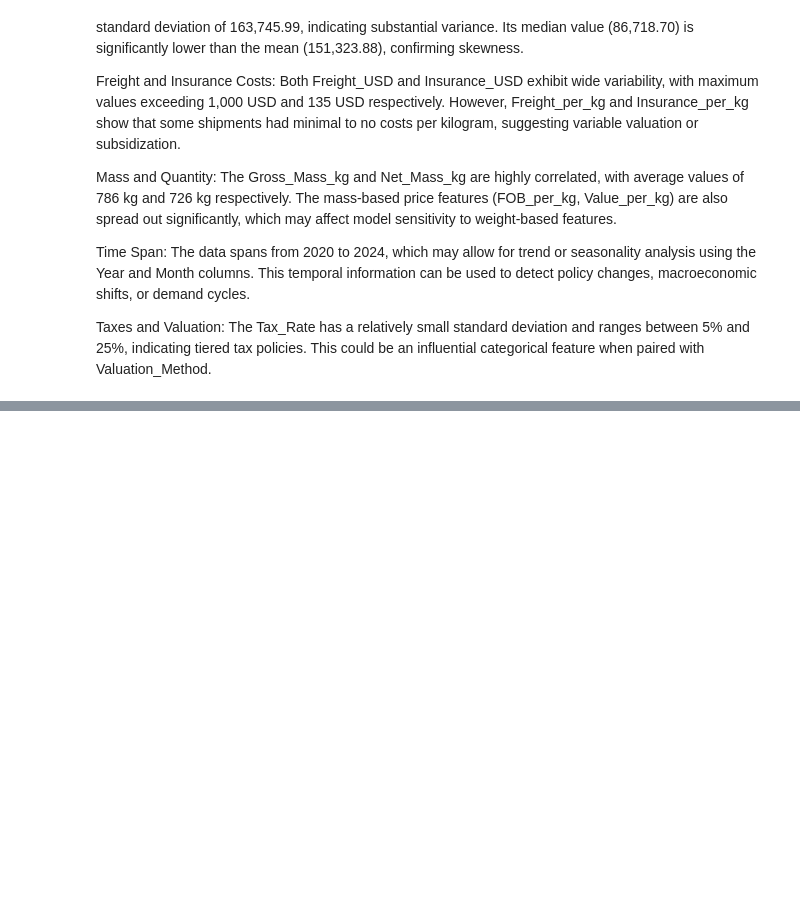
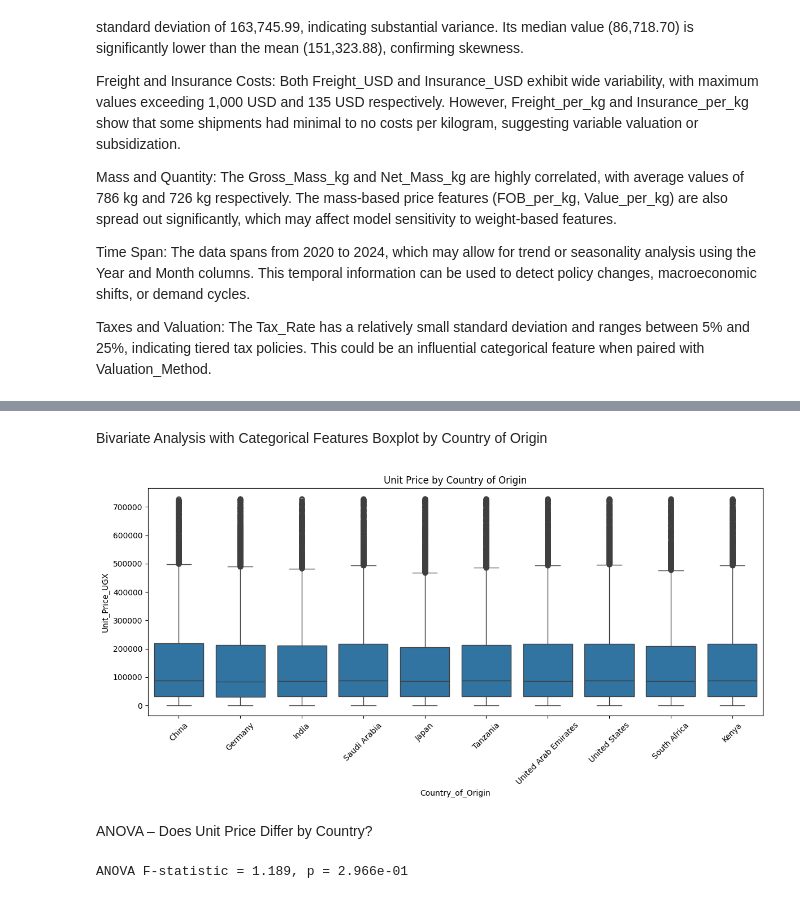
Before and after one commit to sentongo-web/valuation-task, a Jupyter notebook: valuation.ipynb, the cells around one changed output, grey strips where cells are left out. Saved outputs shown, nothing was run; the diff lists cells and outputs as text; code cells hidden in the pictures; blank space fills up the shorter version.

```diff
--- a/valuation.ipynb
+++ b/valuation.ipynb
@@ -141,0 +236,26 @@ Taxes and Valuation: The Tax_Rate has a relatively small standard deviation and
+# %% [markdown]
+Bivariate Analysis with Categorical Features
+Boxplot by Country of Origin
+# %%
+plt.figure(figsize=(12, 6))
+top_countries = df_train['Country_of_Origin'].value_counts().nlargest(10).index
+sns.boxplot(data=df_train[df_train['Country_of_Origin'].isin(top_countries)],
+            x='Country_of_Origin', y='Unit_Price_UGX')
+plt.xticks(rotation=45)
+plt.title("Unit Price by Country of Origin")
+plt.tight_layout()
+plt.show()
+# %% [output]
+[figure, added]
+# %% [markdown]
+ANOVA – Does Unit Price Differ by Country?
+# %%
+from scipy.stats import f_oneway
+
+# Run ANOVA on top countries
+groups = [df_train[df_train['Country_of_Origin'] == country]['Unit_Price_UGX']
+          for country in top_countries]
+f_stat, p_value = f_oneway(*groups)
+print(f"ANOVA F-statistic = {f_stat:.3f}, p = {p_value:.3e}")
+# %% [output]
+ANOVA F-statistic = 1.189, p = 2.966e-01
```
Also changed, not shown: parts of 20 cells of this notebook.
